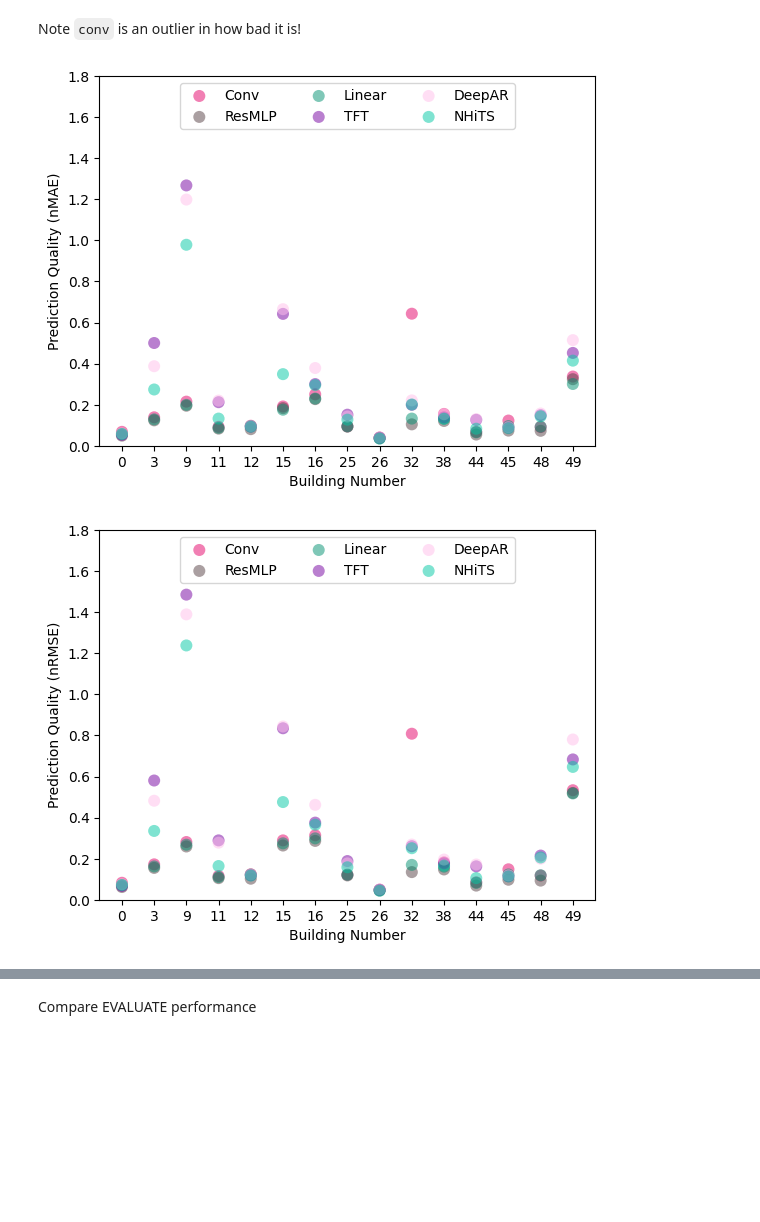
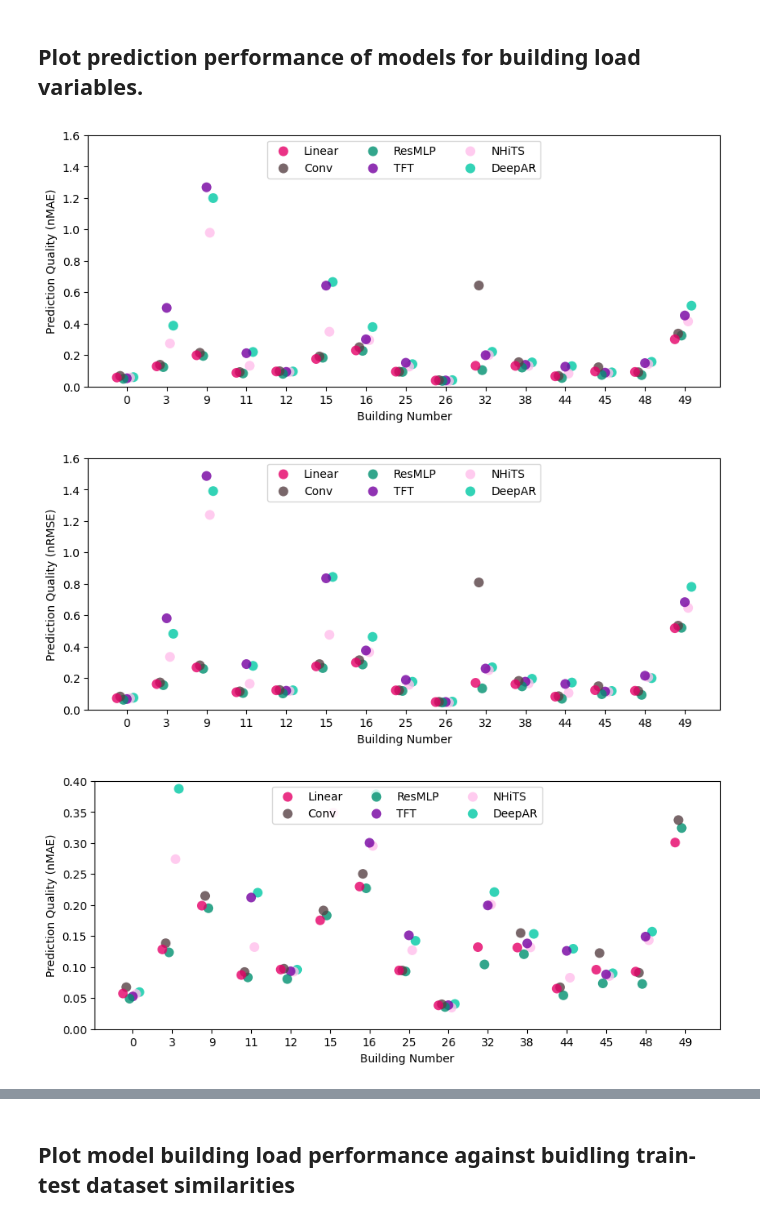
Before and after one commit to EECi/Annex_37, a Jupyter notebook: plots/plot_model_comparisons.ipynb, the cells around one changed output, grey strips where cells are left out. Drawn from its saved outputs; the diff is of its cells as text; code cells hidden in the pictures; blank space fills up the shorter version.

Commit message:
Update figures

```diff
--- a/plots/plot_model_comparisons.ipynb
+++ b/plots/plot_model_comparisons.ipynb
@@ -30,7 +30,9 @@ print(comp_results)
 
 [12 rows x 23 columns]
 # %%
-models = ['conv', 'resmlp', 'linear', 'TFT', 'DeepAR', 'NHiTS']
-model_names = ['Conv', 'ResMLP', 'Linear', 'TFT', 'DeepAR', 'NHiTS']
+models = ['linear', 'conv', 'resmlp', 'TFT', 'NHiTS', 'DeepAR']
+model_names = ['Linear', 'Conv', 'ResMLP', 'TFT', 'NHiTS', 'DeepAR']
 UCam_ids = [0,3,9,11,12,15,16,25,26,32,38,44,45,48,49]
 columns = ['P','C','S',*['L%s'%id for id in UCam_ids]]
+# %%
+xrake = 0.25
@@ -37,9 +41,15 @@ columns = ['P','C','S',*['L%s'%id for id in UCam_ids]]
 # %%
 for metric, metric_name, ymax in zip(['gmnMAE','gmnRMSE'],['nMAE','nRMSE'],[1.6,1.6]):
-    fig, ax = plt.subplots()
+    fig, ax = plt.subplots(figsize=(5,5))
     ax.set_box_aspect(1.5)
     for i,model in enumerate(models):
-        ax.scatter(range(3),comp_results[(comp_results['Model Name']==model) & (comp_results['Metric']==metric)][columns[:3]],label=model_names[i],color=eeci_colors[i], alpha=0.5, edgecolors='none',s=75)
+        ax.scatter(
+            [x + ((2*i/len(models) - 1))*xrake for x in range(3)],
+            comp_results[(comp_results['Model Name']==model) & (comp_results['Metric']==metric)][columns[:3]],
+            label=model_names[i],
+            zorder=len(models)-i,
+            color=eeci_colors[i], alpha=0.8, edgecolors='none',s=75
+        )
     plt.xticks(range(3),['Pricing','Carbon','Solar'])
     plt.ylim(0,ymax)
     plt.xlim(-0.5,2.5)
@@ -52,16 +62,24 @@ for metric, metric_name, ymax in zip(['gmnMAE','gmnRMSE'],['nMAE','nRMSE'],[1.6,
-# %% [markdown]
-Note `conv` is an outlier in how bad it is!
+# %% [markdown]
+## Plot prediction performance of models for building load variables.
 # %%
-for metric, metric_name in zip(['gmnMAE','gmnRMSE'],['nMAE','nRMSE']):
-    fig, ax = plt.subplots()
-    for i,model in enumerate(models):
-        ax.scatter(range(len(UCam_ids)),comp_results[(comp_results['Model Name']==model) & (comp_results['Metric']==metric)][columns[3:]],label=model_names[i],color=eeci_colors[i], alpha=0.5, edgecolors='none',s=75)
-    plt.xticks(range(len(UCam_ids)),UCam_ids)
-    plt.ylim(0,1.8)
-    plt.ylabel(f'Prediction Quality ({metric_name})')
-    plt.xlabel('Building Number')
-    plt.legend(loc='upper center', bbox_to_anchor=(0.5, 1), ncol=3, fancybox=True)
-    plt.show()
+for ylim in [1.6,0.4]:
+    for metric, metric_name in zip(['gmnMAE','gmnRMSE'],['nMAE','nRMSE']):
+        fig, ax = plt.subplots(figsize=(10,4))
+        for i,model in enumerate(models):
+            ax.scatter(
+                [x + ((2*i/len(models) - 1))*xrake for x in range(len(UCam_ids))],
+                comp_results[(comp_results['Model Name']==model) & (comp_results['Metric']==metric)][columns[3:]],
+                label=model_names[i],
+                zorder=len(models)-i,
+                color=eeci_colors[i], alpha=0.8, edgecolors='none',s=75
+            )
+        plt.xticks(range(len(UCam_ids)),UCam_ids)
+        plt.ylim(0,ylim)
+        plt.ylabel(f'Prediction Quality ({metric_name})')
+        plt.xlabel('Building Number')
+        plt.legend(loc='upper center', bbox_to_anchor=(0.5, 1), ncol=3, fancybox=True)
+        plt.show()
 # %% [output]
-[figure, old version]
+[figure, new version]
-[figure, old version]
+[figure, new version]
+[figure, added]
@@ -68,2 +87,2 @@ for metric, metric_name in zip(['gmnMAE','gmnRMSE'],['nMAE','nRMSE']):
-# %% [markdown]
-Compare EVALUATE performance
+# %% [markdown]
+## Plot model building load performance against buidling train-test dataset similarities
```
Also changed, not shown: parts of 8 cells of this notebook, 5 other files.
